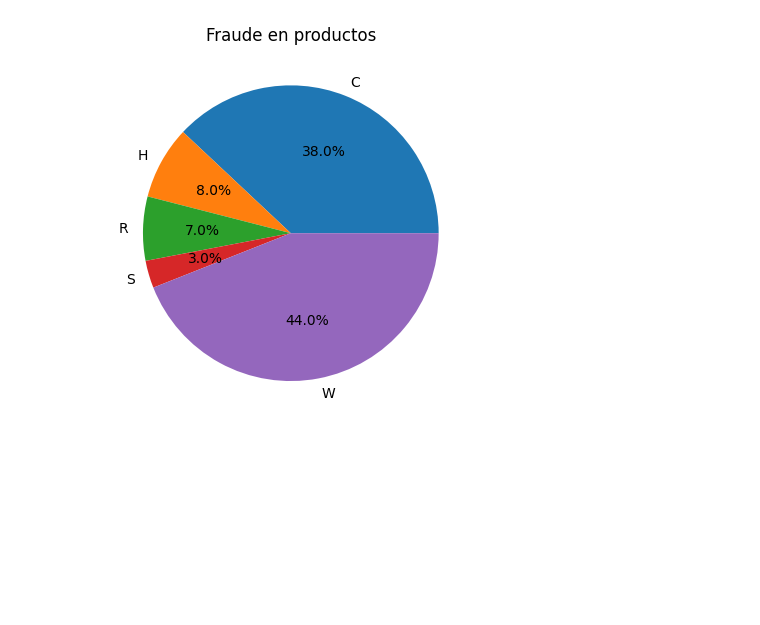
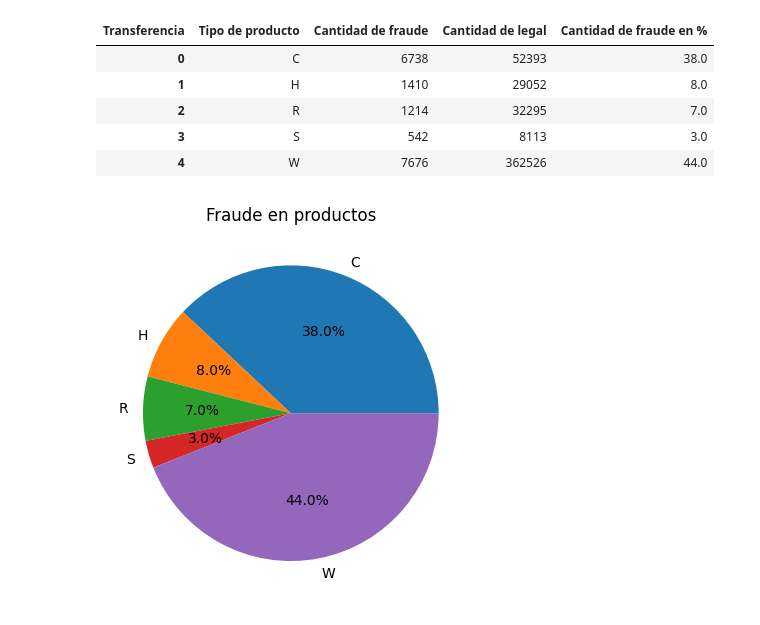
Before and after one commit to Brucejr09/Org-de-Datos-106828, a Jupyter notebook: plot_a_eleccion.ipynb, the cells around one changed output. Saved outputs shown, nothing was run; the diff lists cells and outputs as text; code cells hidden in the pictures; blank space fills up the shorter version.

```diff
--- a/plot_a_eleccion.ipynb
+++ b/plot_a_eleccion.ipynb
@@ -41 +50,10 @@ analisis
+# %%
+analisis_cantidad
+# %% [output]
+| Transferencia | Tipo de producto | Cantidad de fraude | Cantidad de legal | Cantidad de fraude en % |
+| 0 | C | 6738 | 52393 | 38.0 |
+| 1 | H | 1410 | 29052 | 8.0 |
+| 2 | R | 1214 | 32295 | 7.0 |
+| 3 | S | 542 | 8113 | 3.0 |
+| 4 | W | 7676 | 362526 | 44.0 |
 # %%
```
Also changed, not shown: parts of 16 cells of this notebook.
